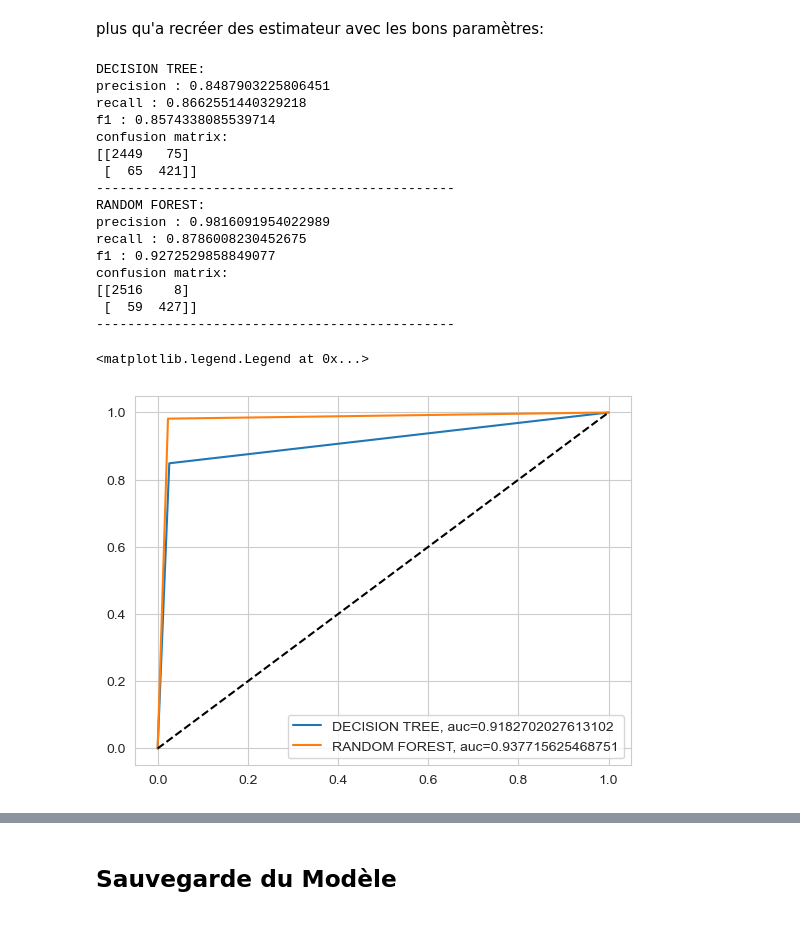
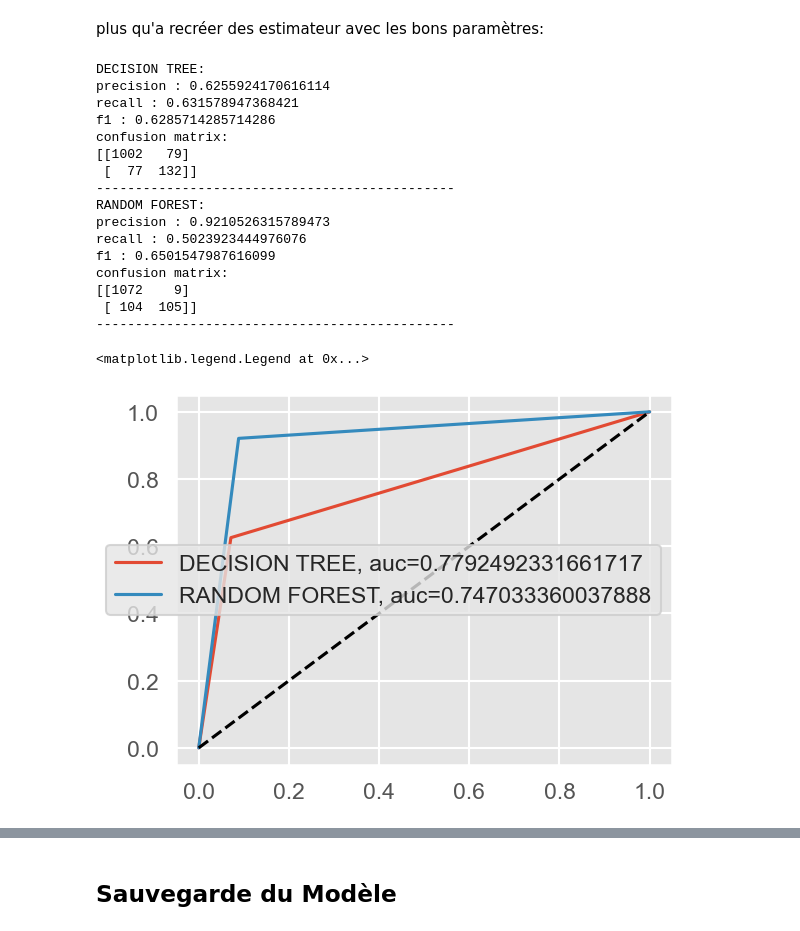
Before and after one commit to R1leMargoulin/Projet_ML_Human4You, a Jupyter notebook: Projet_ML_Human4You.ipynb, the cells around one changed output, grey strips where cells are left out. Saved outputs shown, nothing was run; the diff lists cells and outputs as text; code cells hidden in the pictures.

```diff
--- a/Projet_ML_Human4You.ipynb
+++ b/Projet_ML_Human4You.ipynb
@@ -80,0 +117,8 @@ datas = merge_datas(datas_raw)
+# %%
+object_cols = datas.select_dtypes(include=['object']).columns
+
+# Boucle sur chaque colonne de type "object" et afficher les comptages de valeurs
+for col in object_cols:
+    print(f"Value counts for column '{col}':")
+    print(datas[col].value_counts())
+    print('\n')
@@ -80,0 +173,17 @@ datas = merge_datas(datas_raw)
+# %%
+import math
+
+numeric_cols = datas.select_dtypes(include=['float', 'int']).columns.tolist()
+
+num_plots = len(numeric_cols)
+num_cols = math.ceil(num_plots/5)
+fig, axes = plt.subplots(nrows=5, ncols=num_cols, figsize=(20, 20))
+
+for i, col in enumerate(numeric_cols):
+    row_index = i // num_cols
+    col_index = i % num_cols
+    axes[row_index, col_index].boxplot(datas[col])
+    axes[row_index, col_index].set_title(col)
+
+plt.tight_layout()
+plt.show()
@@ -521,46 +684,49 @@ plus qu'a recréer des estimateur avec les bons paramètres:
 # %%
 #init
 tuned_decision_tree = DecisionTreeClassifier(criterion='entropy', max_depth=40)
 tuned_rf = RandomForestClassifier(bootstrap=False, max_features=4, n_estimators=10)
 
 #training
 tuned_decision_tree.fit(X_train,y_train)
 tuned_rf.fit(X_train,y_train)
 
 #scoring
-opti_decision_tree_score = cross_val_predict(tuned_decision_tree,X_train, y_train, cv=10)
-opti_rf_score = cross_val_predict(tuned_rf,X_train, y_train, cv=10)
+#opti_decision_tree_score = cross_val_predict(tuned_decision_tree,X_train, y_train, cv=10)
+#opti_rf_score = cross_val_predict(tuned_rf,X_train, y_train, cv=10)
+
+opti_decision_tree_score = cross_val_predict(tuned_decision_tree,X_test, y_test, cv=10)
+opti_rf_score = cross_val_predict(tuned_rf,X_test, y_test, cv=10)
 
 
 
 print("DECISION TREE:")
-print_score(y_train, opti_decision_tree_score)
+print_score(y_test, opti_decision_tree_score)
 print("----------------------------------------------")
 print("RANDOM FOREST:")
-print_score(y_train, opti_rf_score)
+print_score(y_test, opti_rf_score)
 print("----------------------------------------------")
 
-plot_roc(y_train, opti_decision_tree_score,"DECISION TREE")
-plot_roc(y_train, opti_rf_score,"RANDOM FOREST")
+plot_roc(y_test, opti_decision_tree_score,"DECISION TREE")
+plot_roc(y_test, opti_rf_score,"RANDOM FOREST")
 
 plt.plot([0, 1], [0, 1], 'k--') #diagonale
 plt.legend(loc=0)
 # %% [output]
 DECISION TREE:
-precision : 0.8487903225806451
-recall : 0.8662551440329218
-f1 : 0.8574338085539714
+precision : 0.6255924170616114
+recall : 0.631578947368421
+f1 : 0.6285714285714286
 confusion matrix:
-[[2449   75]
- [  65  421]]
+[[1002   79]
+ [  77  132]]
 ----------------------------------------------
 RANDOM FOREST:
-precision : 0.9816091954022989
-recall : 0.8786008230452675
-f1 : 0.9272529858849077
+precision : 0.9210526315789473
+recall : 0.5023923444976076
+f1 : 0.6501547987616099
 confusion matrix:
-[[2516    8]
- [  59  427]]
+[[1072    9]
+ [ 104  105]]
 ----------------------------------------------
 <matplotlib.legend.Legend at 0x...>
-[figure, old version]
+[figure, new version]
```
Also changed, not shown: parts of 37 cells of this notebook, 1 other file.
